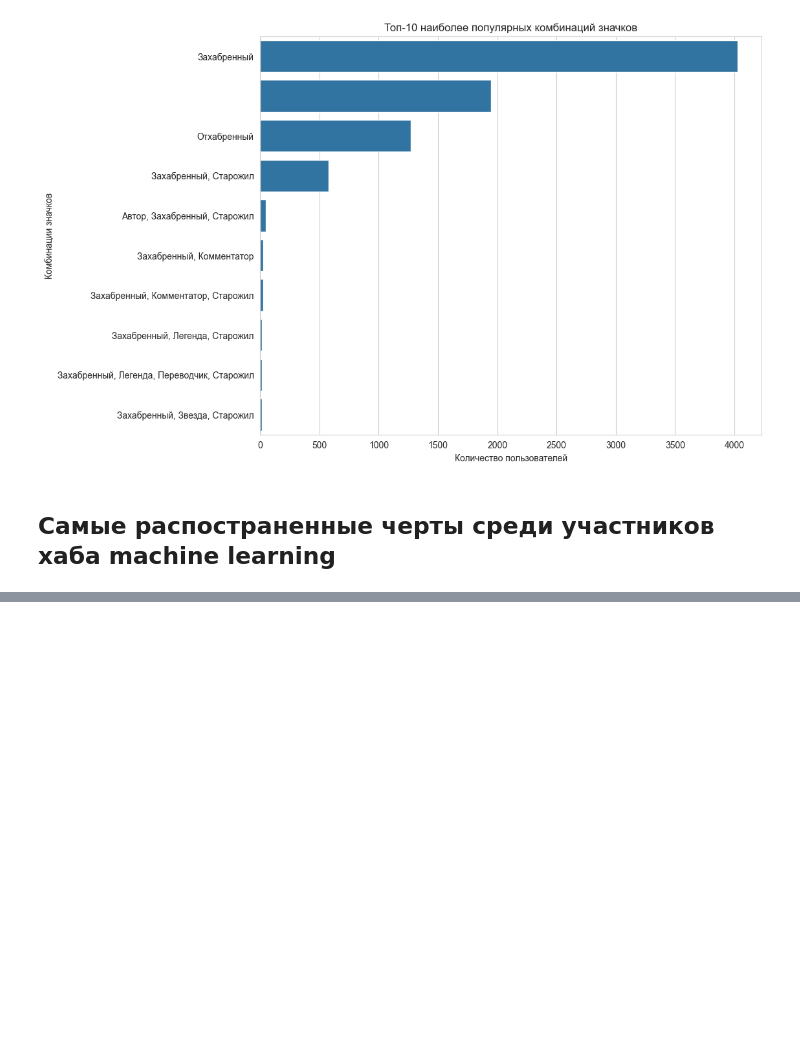
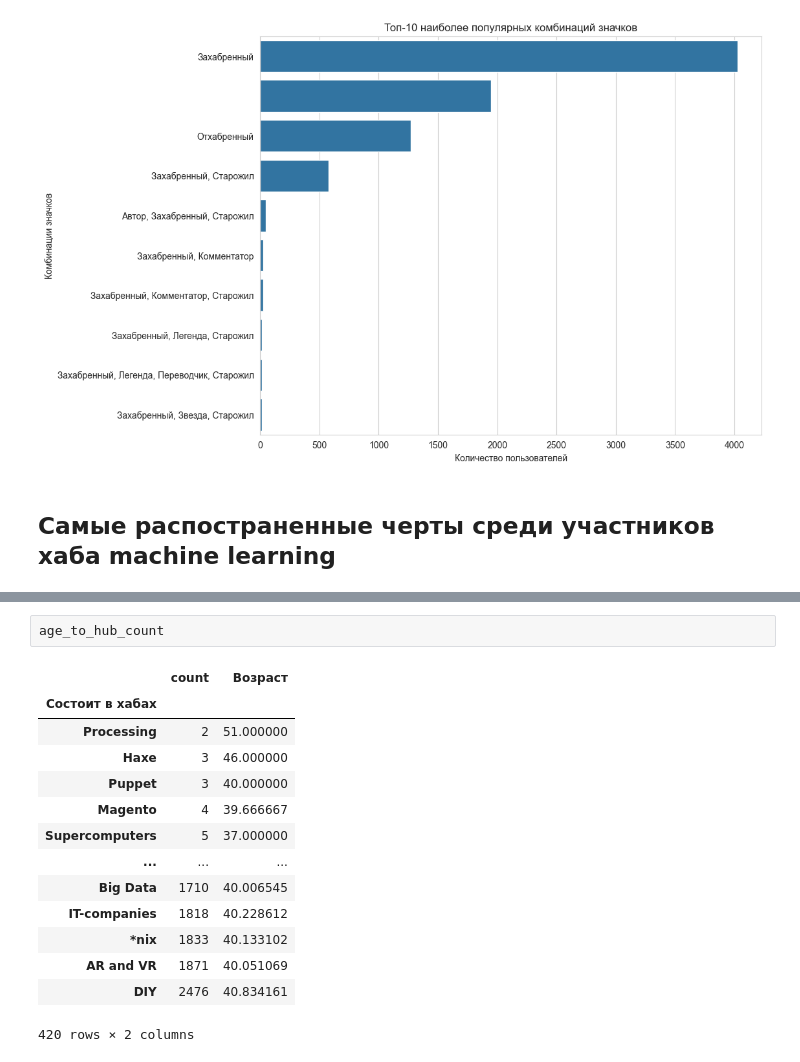
Before and after one commit to Mayonnaise-Slap/ICT-2024-practice, a Jupyter notebook: data_analysis/users_analysis.ipynb, the cells around one changed output, grey strips where cells are left out. Cells and saved outputs as stored; diff of their text form; blank space fills up the shorter version.

```diff
--- a/data_analysis/users_analysis.ipynb
+++ b/data_analysis/users_analysis.ipynb
@@ -232,0 +263,17 @@ pd.DataFrame(probable_values)
+# %%
+age_to_hub_count
+# %% [output]
+|  | count | Возраст |
+| Состоит в хабах |  |  |
+| Processing | 2 | 51.000000 |
+| Haxe | 3 | 46.000000 |
+| Puppet | 3 | 40.000000 |
+| Magento | 4 | 39.666667 |
+| Supercomputers | 5 | 37.000000 |
+| ... | ... | ... |
+| Big Data | 1710 | 40.006545 |
+| IT-companies | 1818 | 40.228612 |
+| *nix | 1833 | 40.133102 |
+| AR and VR | 1871 | 40.051069 |
+| DIY | 2476 | 40.834161 |
+420 rows × 2 columns
```
Also changed, not shown: parts of 7 cells of this notebook, 4 other files.
